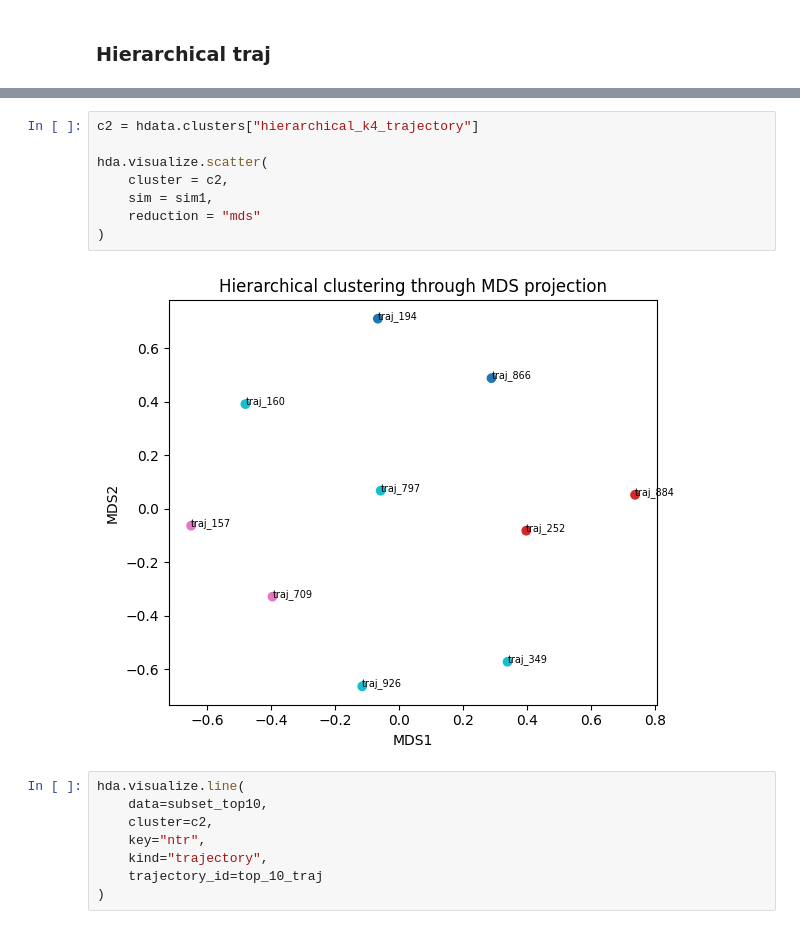
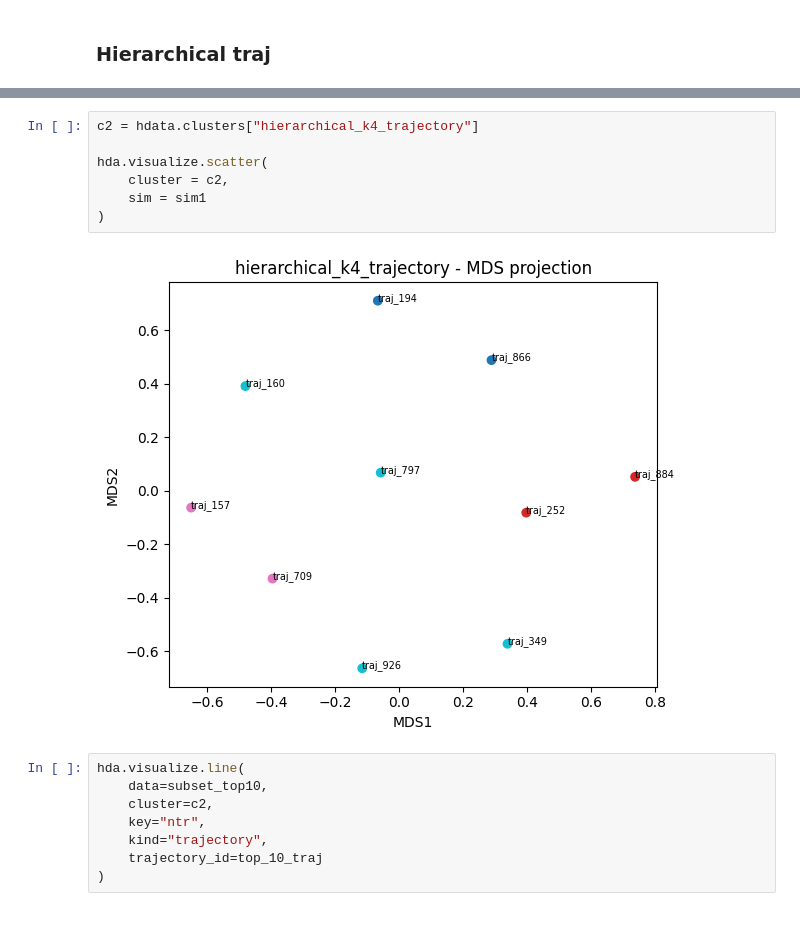
Before and after one commit to csw128/hdadata-package, a Jupyter notebook: milestone3_test.ipynb, the cells around one changed output, grey strips where cells are left out. Drawn from its saved outputs; the diff is of its cells as text.

```diff
--- a/milestone3_test.ipynb
+++ b/milestone3_test.ipynb
@@ -181,14 +185,13 @@ HDAData object with:
   trajectories: Yes
-# %%
-c2 = hdata.clusters["hierarchical_k4_trajectory"]
-
-hda.visualize.scatter(
-    cluster = c2,
-    sim = sim1,
-    reduction = "mds"
-)
-# %% [output]
-[figure, removed]
+# %%
+c2 = hdata.clusters["hierarchical_k4_trajectory"]
+
+hda.visualize.scatter(
+    cluster = c2,
+    sim = sim1
+)
+# %% [output]
+[figure, added]
 # %%
 hda.visualize.line(
     data=subset_top10,
```
Also changed, not shown: parts of 12 cells of this notebook, 9 other files.
